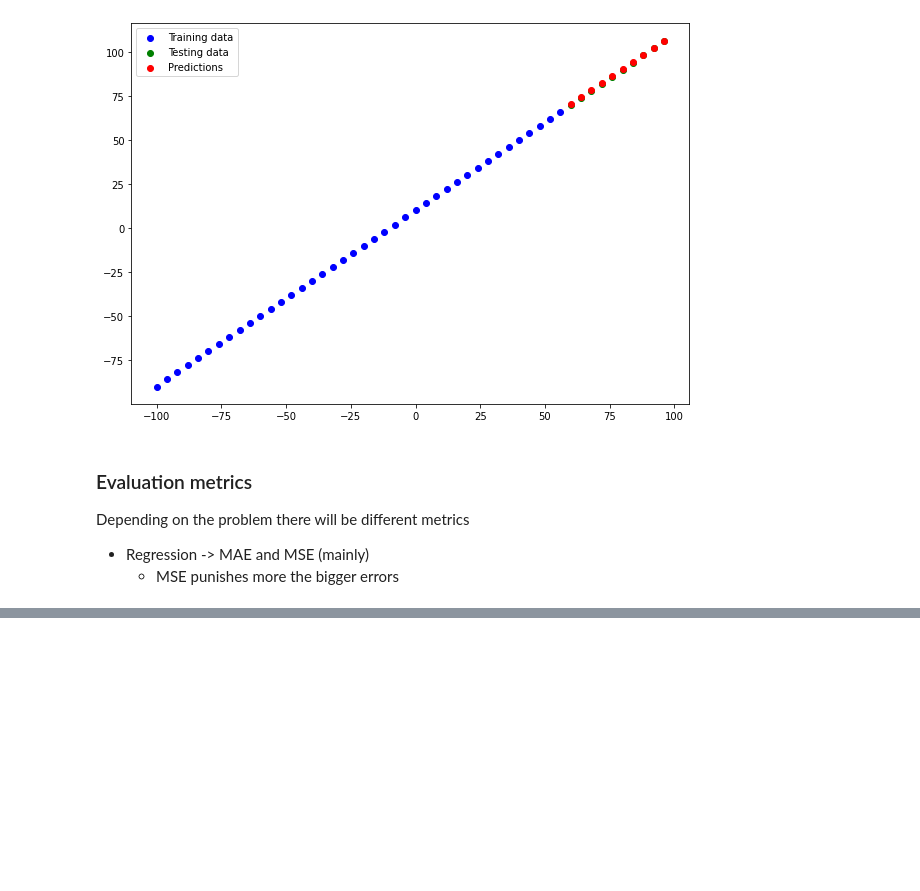
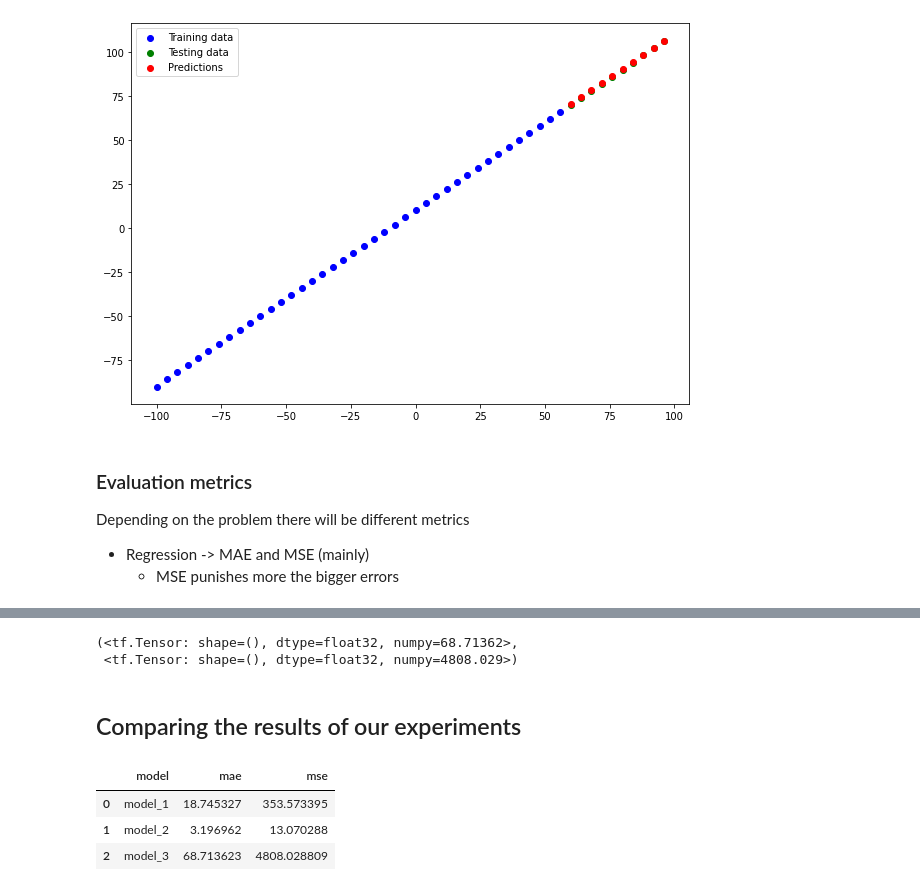
Before and after one commit to spadao/tensorflow-deep-learning, a Jupyter notebook: 01_neural_network_regression_in_tensorflow_edit.ipynb, the cells around one changed output, grey strips where cells are left out. Drawn from its saved outputs; the diff is of its cells as text; code cells hidden in the pictures; blank space fills up the shorter version.

```diff
--- a/01_neural_network_regression_in_tensorflow_edit.ipynb
+++ b/01_neural_network_regression_in_tensorflow_edit.ipynb
@@ -480,0 +655,27 @@ MAE,MSE
+# %%
+#Calculate model_1 evaluation metrics
+
+mae_3 = mae(y_test,y_preds_3)
+mse_3 = mse(y_test,y_preds_3)
+mae_3,mse_3
+# %% [output]
+(<tf.Tensor: shape=(), dtype=float32, numpy=68.71362>,
+ <tf.Tensor: shape=(), dtype=float32, numpy=4808.029>)
+# %% [markdown]
+## Comparing the results of our experiments
+# %%
+# Let's compare our model's results using a pandas Dataframe
+
+import pandas as pd
+
+model_results = [['model_1',mae_1.numpy(),mse_1.numpy()],
+                 ['model_2',mae_2.numpy(),mse_2.numpy()],
+                 ['model_3',mae_3.numpy(),mse_3.numpy()]]
+
+all_results = pd.DataFrame(model_results, columns = ['model','mae','mse'])
+all_results
+# %% [output]
+|  | model | mae | mse |
+| 0 | model_1 | 18.745327 | 353.573395 |
+| 1 | model_2 | 3.196962 | 13.070288 |
+| 2 | model_3 | 68.713623 | 4808.028809 |
```
Also changed, not shown: parts of 35 cells of this notebook, 5 other files.
